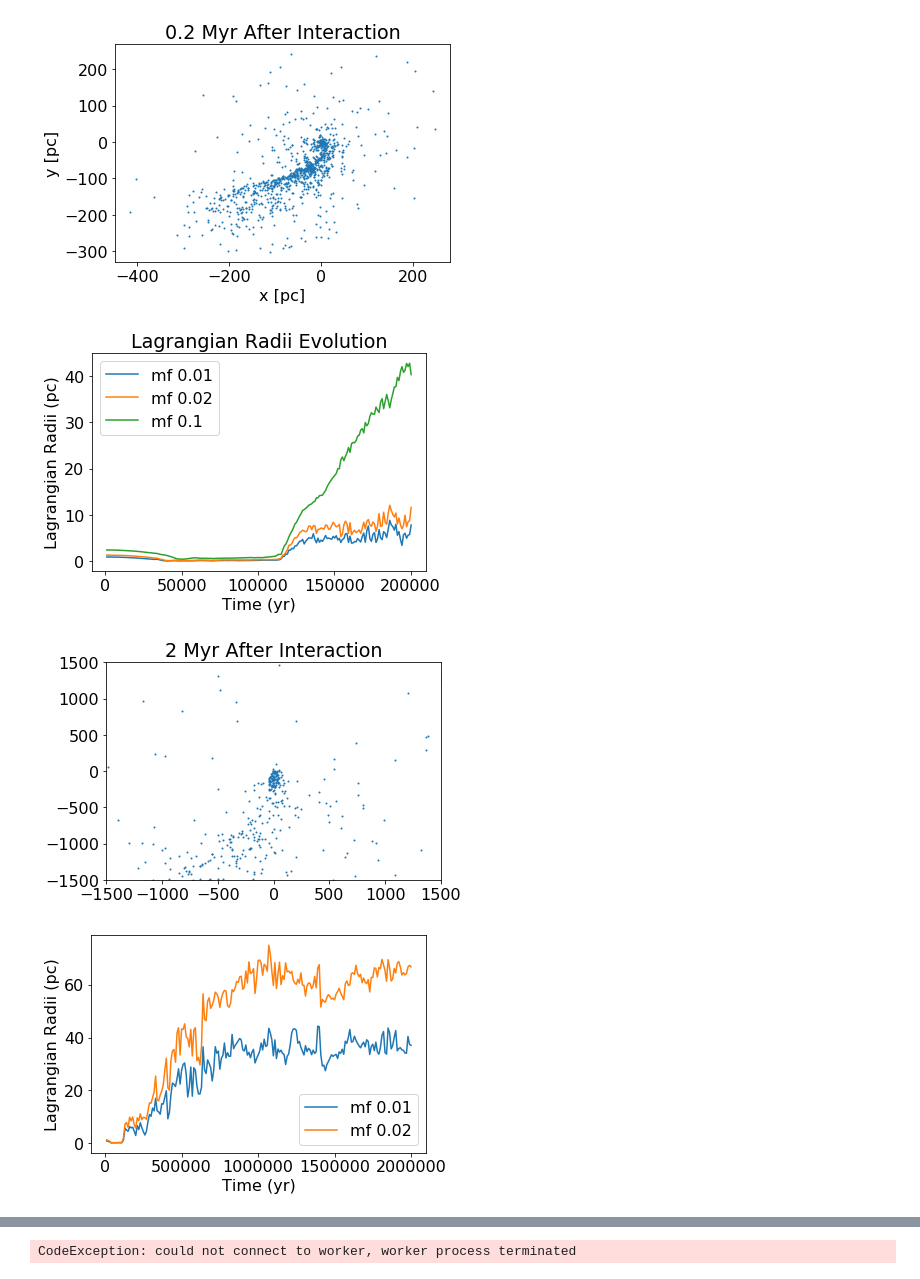
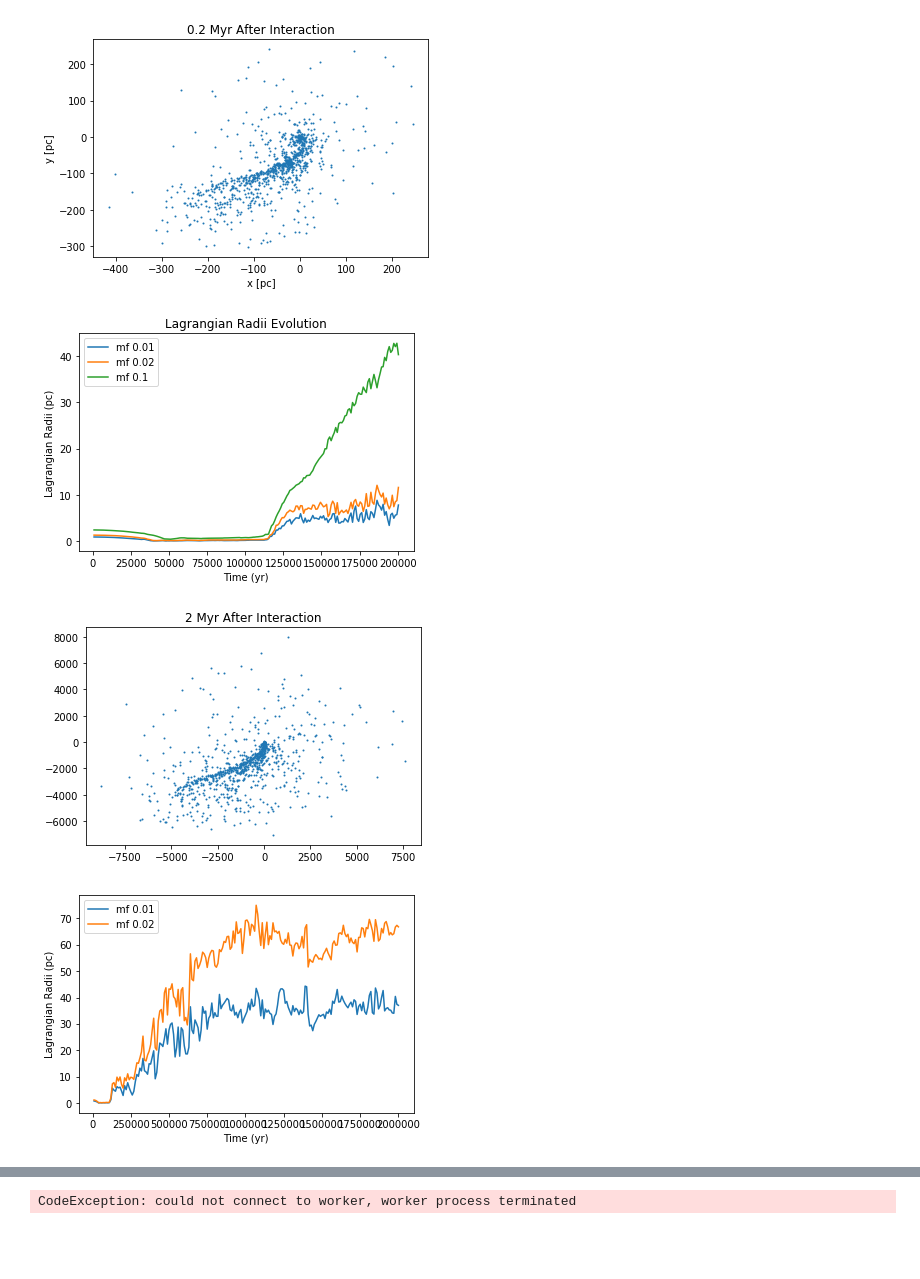
Before and after one commit to seanlabean/summer-research, a Jupyter notebook: Scripts/cluster_plots.ipynb, the cells around one changed output, grey strips where cells are left out. Cells and saved outputs as stored; diff of their text form; code cells hidden in the pictures; blank space fills up the shorter version.

```diff
--- a/Scripts/cluster_plots.ipynb
+++ b/Scripts/cluster_plots.ipynb
@@ -70,8 +70,6 @@ plt.show()
 plt.figure()
 plt.title('2 Myr After Interaction')
 plt.scatter(newx2,newy2,s=1)
-plt.xlim(-1500,1500)
-plt.ylim(-1500,1500)
 plt.show()
 
 with open('./Text/Cluster/'+trial_name2+'time.txt', 'r') as times2:
@@ -106,4 +104,4 @@ plt.show()
-[figure, old version]
+[figure, new version]
-[figure, old version]
+[figure, new version]
-[figure, old version]
+[figure, new version]
-[figure, old version]
+[figure, new version]
```
Also changed, not shown: parts of 3 cells of this notebook, 21 other files.
